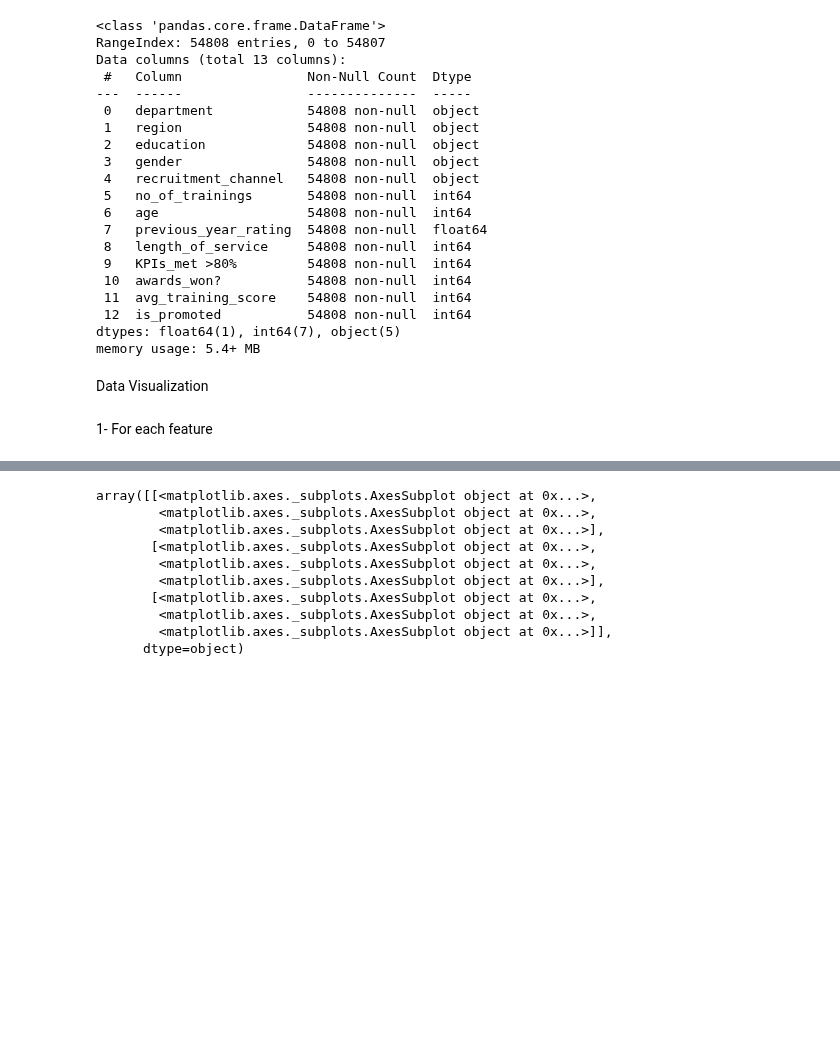
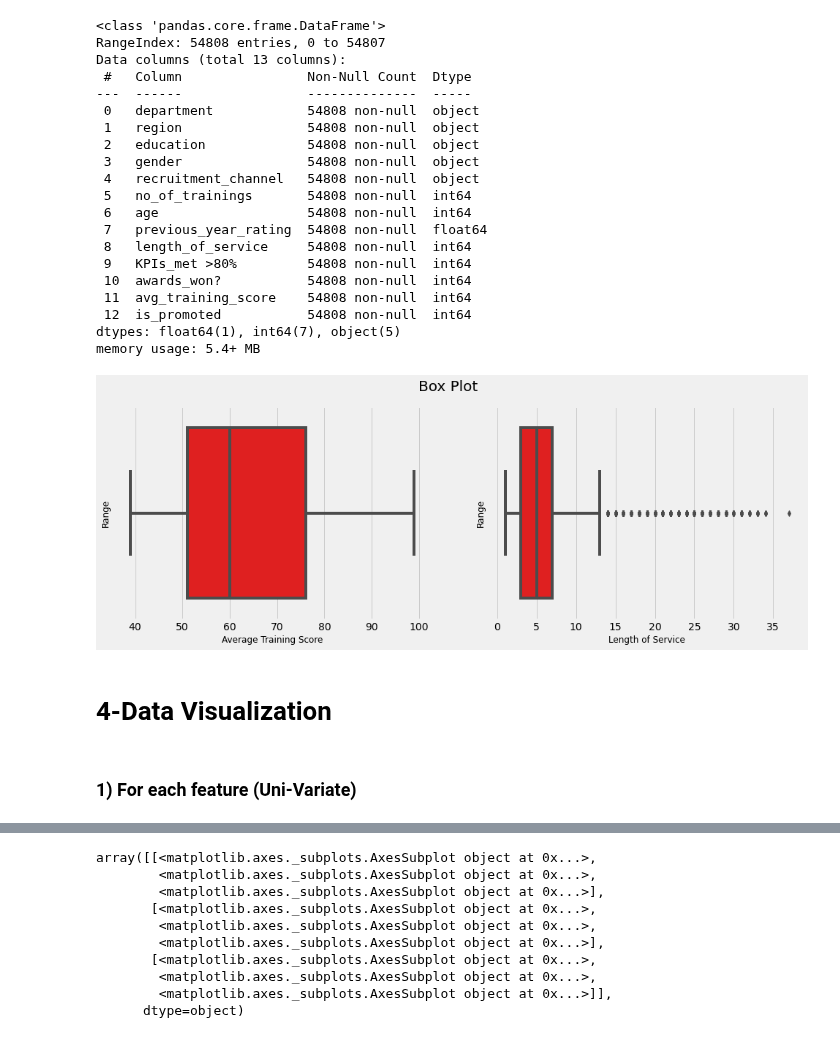
Before and after one commit to ayaadelhassan/HR-Analytics, a Jupyter notebook: main.ipynb, the cells around one changed output, grey strips where cells are left out. Cells and saved outputs as stored; diff of their text form; code cells hidden in the pictures; blank space fills up the shorter version.

```diff
--- a/main.ipynb
+++ b/main.ipynb
@@ -126,5 +144,24 @@ Data columns (total 13 columns):
  12  is_promoted           54808 non-null  int64
 dtypes: float64(1), int64(7), object(5)
 memory usage: 5.4+ MB
-# %% [markdown]
-Data Visualization
+# %%
+#detect outliers using boxplot
+plt.rcParams['figure.figsize'] = (15, 5)
+plt.style.use('fivethirtyeight')
+
+# Box plot for average training score
+plt.subplot(1, 2, 1)
+sns.boxplot(dataset['avg_training_score'], color = 'red')
+plt.xlabel('Average Training Score', fontsize = 12)
+plt.ylabel('Range', fontsize = 12)
+
+# Box plot for length of service
+plt.subplot(1, 2, 2)
+sns.boxplot(dataset['length_of_service'], color = 'red')
+plt.xlabel('Length of Service', fontsize = 12)
+plt.ylabel('Range', fontsize = 12)
+
+plt.suptitle('Box Plot', fontsize = 20)
+plt.show()
+# %% [output]
+[figure, added]
@@ -131,2 +170,4 @@ Data Visualization
+# %% [markdown]
+# 4-Data Visualization
 # %% [markdown]
-1- For each feature
+### 1) For each feature (Uni-Variate)
```
Also changed, not shown: parts of 68 cells of this notebook, 2 other files.
